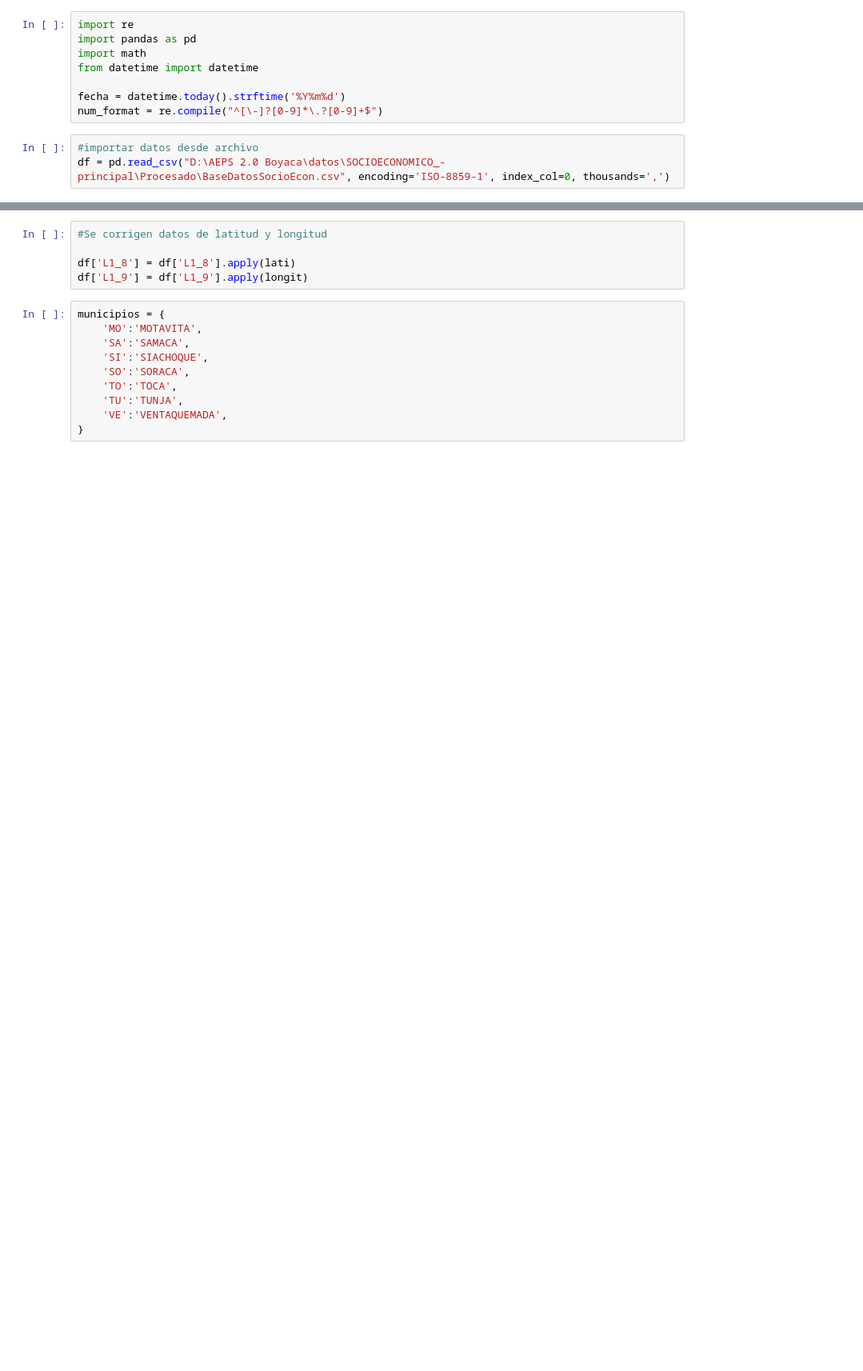
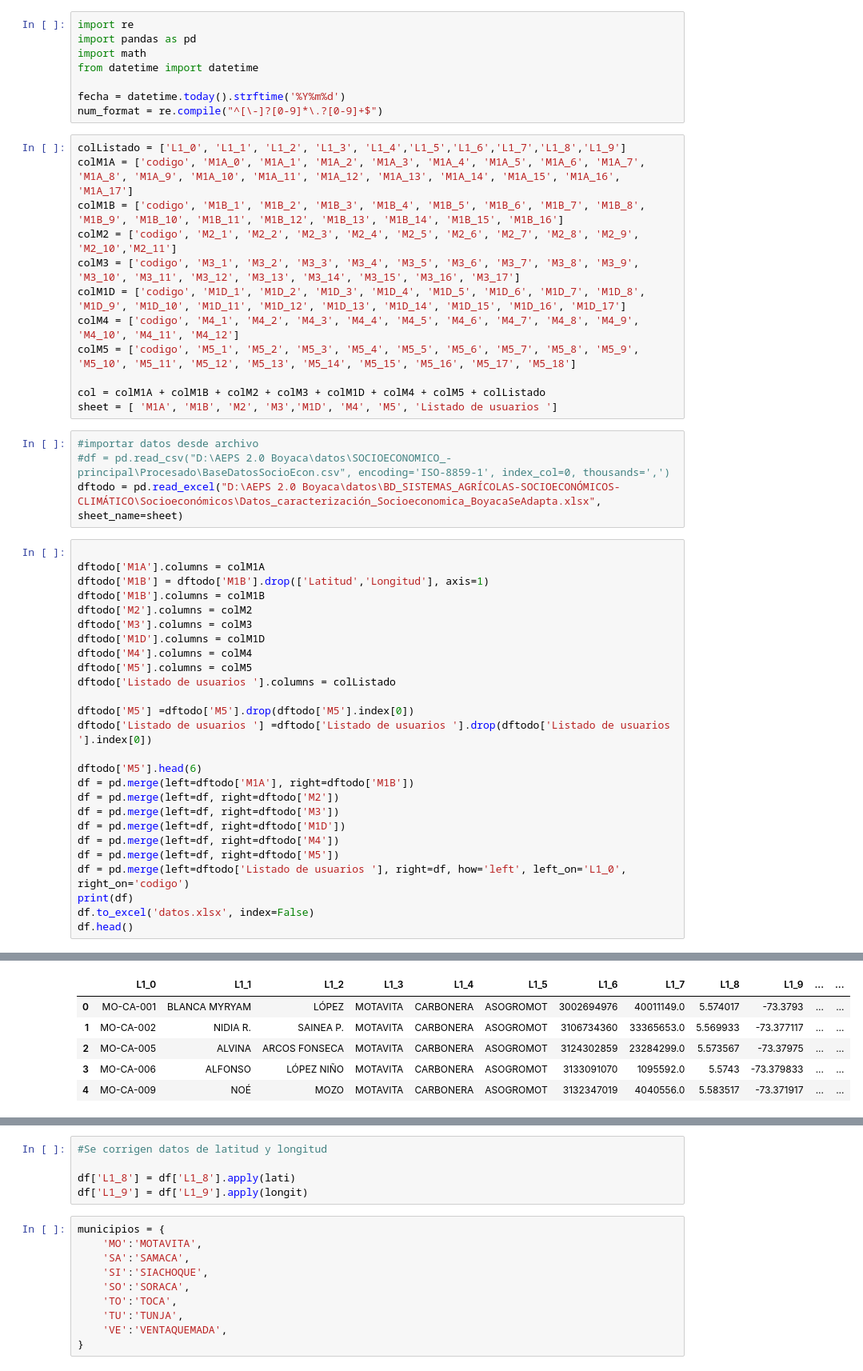
Before and after one commit to CIAT-DAPA/aeps_platform_etl, a Jupyter notebook: src/python/Importacion_socioeconomico_Boyaca.ipynb, the cells around one changed output, grey strips where cells are left out. Shown at 80% size. Cells and saved outputs as stored; diff of their text form; blank space fills up the shorter version.

Commit message:
importacion de datos socioeconomicos boyaca

```diff
--- a/src/python/Importacion_socioeconomico_Boyaca.ipynb
+++ b/src/python/Importacion_socioeconomico_Boyaca.ipynb
@@ -6,6 +6,46 @@ from datetime import datetime
 
 fecha = datetime.today().strftime('%Y%m%d')
 num_format = re.compile("^[\-]?[0-9]*\.?[0-9]+$")
+# %%
+colListado = ['L1_0', 'L1_1', 'L1_2', 'L1_3', 'L1_4','L1_5','L1_6','L1_7','L1_8','L1_9']
+colM1A = ['codigo', 'M1A_0', 'M1A_1', 'M1A_2', 'M1A_3', 'M1A_4', 'M1A_5', 'M1A_6', 'M1A_7', 'M1A_8', 'M1A_9', 'M1A_10', 'M1A_11', 'M1A_12', 'M1A_13', 'M1A_14', 'M1A_15', 'M1A_16', 'M1A_17']
+colM1B = ['codigo', 'M1B_1', 'M1B_2', 'M1B_3', 'M1B_4', 'M1B_5', 'M1B_6', 'M1B_7', 'M1B_8', 'M1B_9', 'M1B_10', 'M1B_11', 'M1B_12', 'M1B_13', 'M1B_14', 'M1B_15', 'M1B_16']
+colM2 = ['codigo', 'M2_1', 'M2_2', 'M2_3', 'M2_4', 'M2_5', 'M2_6', 'M2_7', 'M2_8', 'M2_9', 'M2_10','M2_11']
+colM3 = ['codigo', 'M3_1', 'M3_2', 'M3_3', 'M3_4', 'M3_5', 'M3_6', 'M3_7', 'M3_8', 'M3_9', 'M3_10', 'M3_11', 'M3_12', 'M3_13', 'M3_14', 'M3_15', 'M3_16', 'M3_17']
+colM1D = ['codigo', 'M1D_1', 'M1D_2', 'M1D_3', 'M1D_4', 'M1D_5', 'M1D_6', 'M1D_7', 'M1D_8', 'M1D_9', 'M1D_10', 'M1D_11', 'M1D_12', 'M1D_13', 'M1D_14', 'M1D_15', 'M1D_16', 'M1D_17']
+colM4 = ['codigo', 'M4_1', 'M4_2', 'M4_3', 'M4_4', 'M4_5', 'M4_6', 'M4_7', 'M4_8', 'M4_9', 'M4_10', 'M4_11', 'M4_12']
+colM5 = ['codigo', 'M5_1', 'M5_2', 'M5_3', 'M5_4', 'M5_5', 'M5_6', 'M5_7', 'M5_8', 'M5_9', 'M5_10', 'M5_11', 'M5_12', 'M5_13', 'M5_14', 'M5_15', 'M5_16', 'M5_17', 'M5_18']
+
+col = colM1A + colM1B + colM2 + colM3 + colM1D + colM4 + colM5 + colListado
+sheet = [ 'M1A', 'M1B', 'M2', 'M3','M1D', 'M4', 'M5', 'Listado de usuarios ']
 # %%
 #importar datos desde archivo
-df = pd.read_csv("D:\AEPS 2.0 Boyaca\datos\SOCIOECONOMICO_-principal\Procesado\BaseDatosSocioEcon.csv", encoding='ISO-8859-1', index_col=0, thousands=',')
+#df = pd.read_csv("D:\AEPS 2.0 Boyaca\datos\SOCIOECONOMICO_-principal\Procesado\BaseDatosSocioEcon.csv", encoding='ISO-8859-1', index_col=0, thousands=',')
+dftodo = pd.read_excel("D:\AEPS 2.0 Boyaca\datos\BD_SISTEMAS_AGRÍCOLAS-SOCIOECONÓMICOS-CLIMÁTICO\Socioeconómicos\Datos_caracterización_Socioeconomica_BoyacaSeAdapta.xlsx", sheet_name=sheet)
+# %%
+
+dftodo['M1A'].columns = colM1A
+dftodo['M1B'] = dftodo['M1B'].drop(['Latitud','Longitud'], axis=1)
+dftodo['M1B'].columns = colM1B
+dftodo['M2'].columns = colM2
+dftodo['M3'].columns = colM3
+dftodo['M1D'].columns = colM1D
+dftodo['M4'].columns = colM4
+dftodo['M5'].columns = colM5
+dftodo['Listado de usuarios '].columns = colListado
+
+dftodo['M5'] =dftodo['M5'].drop(dftodo['M5'].index[0])
+dftodo['Listado de usuarios '] =dftodo['Listado de usuarios '].drop(dftodo['Listado de usuarios '].index[0])
+
+dftodo['M5'].head(6)
+df = pd.merge(left=dftodo['M1A'], right=dftodo['M1B'])
+df = pd.merge(left=df, right=dftodo['M2'])
+df = pd.merge(left=df, right=dftodo['M3'])
+df = pd.merge(left=df, right=dftodo['M1D'])
+df = pd.merge(left=df, right=dftodo['M4'])
+df = pd.merge(left=df, right=dftodo['M5'])
+df = pd.merge(left=dftodo['Listado de usuarios '], right=df, how='left', left_on='L1_0', right_on='codigo')
+print(df)
+df.to_excel('datos.xlsx', index=False)
+df.head()
+# %% [output]
@@ -11,0 +69,6 @@ df = pd.read_csv("D:\AEPS 2.0 Boyaca\datos\SOCIOECONOMICO_-principal\Procesado\B
+|  | L1_0 | L1_1 | L1_2 | L1_3 | L1_4 | L1_5 | L1_6 | L1_7 | L1_8 | L1_9 | ... | ... |
+| 0 | MO-CA-001 | BLANCA MYRYAM | LÓPEZ | MOTAVITA | CARBONERA | ASOGROMOT | 3002694976 | 40011149.0 | 5.574017 | -73.3793 | ... | ... |
+| 1 | MO-CA-002 | NIDIA R. | SAINEA P. | MOTAVITA | CARBONERA | ASOGROMOT | 3106734360 | 33365653.0 | 5.569933 | -73.377117 | ... | ... |
+| 2 | MO-CA-005 | ALVINA | ARCOS FONSECA | MOTAVITA | CARBONERA | ASOGROMOT | 3124302859 | 23284299.0 | 5.573567 | -73.37975 | ... | ... |
+| 3 | MO-CA-006 | ALFONSO | LÓPEZ NIÑO | MOTAVITA | CARBONERA | ASOGROMOT | 3133091070 | 1095592.0 | 5.5743 | -73.379833 | ... | ... |
+| 4 | MO-CA-009 | NOÉ | MOZO | MOTAVITA | CARBONERA | ASOGROMOT | 3132347019 | 4040556.0 | 5.583517 | -73.371917 | ... | ... |
```
Also changed, not shown: parts of 6 cells of this notebook.
